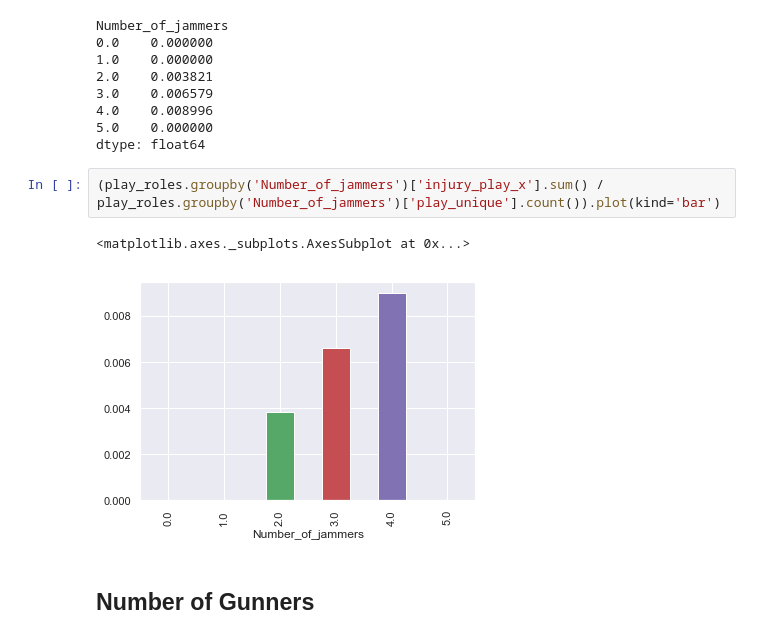
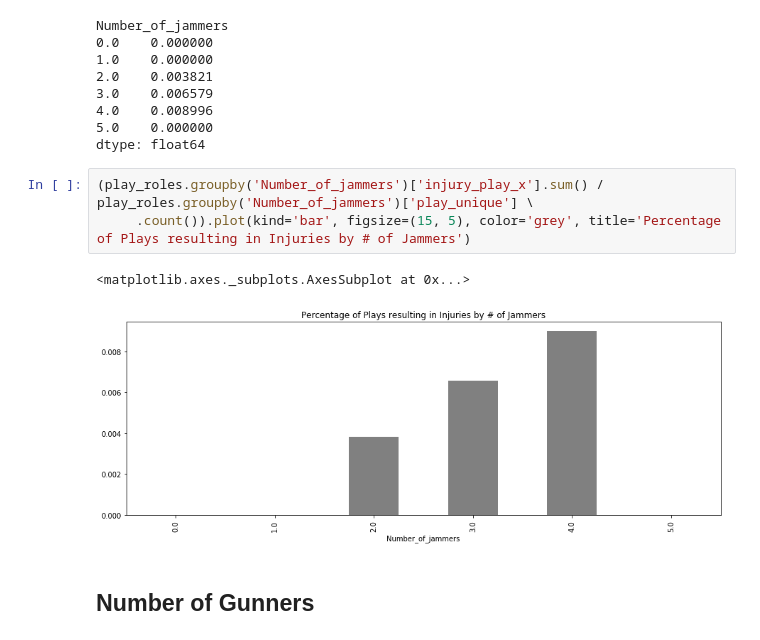
Before and after one commit to RobMulla/kaggle-nfl, a Jupyter notebook: notebooks/Player_Role_Stats.ipynb, the cells around one changed output. Drawn from its saved outputs; the diff is of its cells as text.

```diff
--- a/notebooks/Player_Role_Stats.ipynb
+++ b/notebooks/Player_Role_Stats.ipynb
@@ -348,10 +331,11 @@ Number_of_jammers
 5.0    0.000000
 dtype: float64
 # %%
-(play_roles.groupby('Number_of_jammers')['injury_play_x'].sum() / play_roles.groupby('Number_of_jammers')['play_unique'].count()).plot(kind='bar')
+(play_roles.groupby('Number_of_jammers')['injury_play_x'].sum() / play_roles.groupby('Number_of_jammers')['play_unique'] \
+     .count()).plot(kind='bar', figsize=(15, 5), color='grey', title='Percentage of Plays resulting in Injuries by # of Jammers')
 # %% [output]
 <matplotlib.axes._subplots.AxesSubplot at 0x...>
-[figure, old version]
+[figure, new version]
 # %% [markdown]
 ## Number of Gunners
 # %%
```
Also changed, not shown: parts of 10 cells of this notebook, 4 other files.
